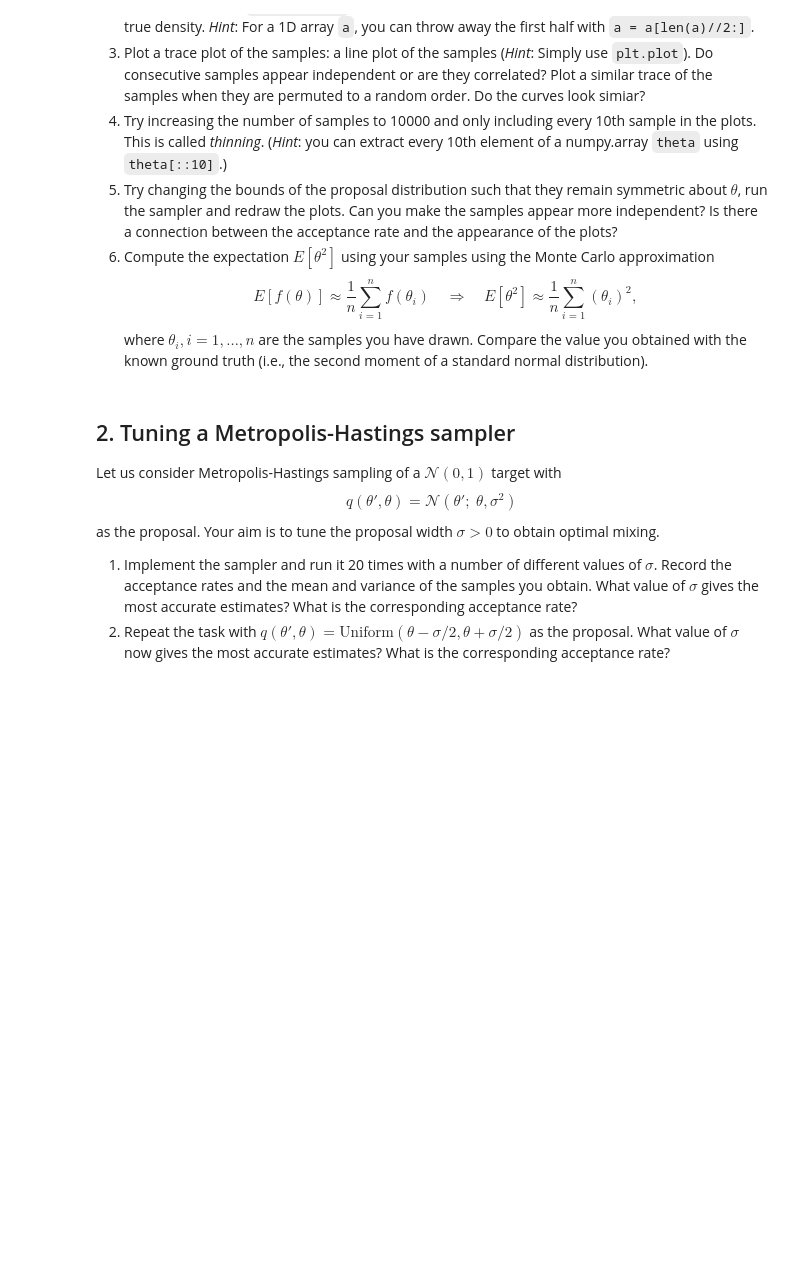
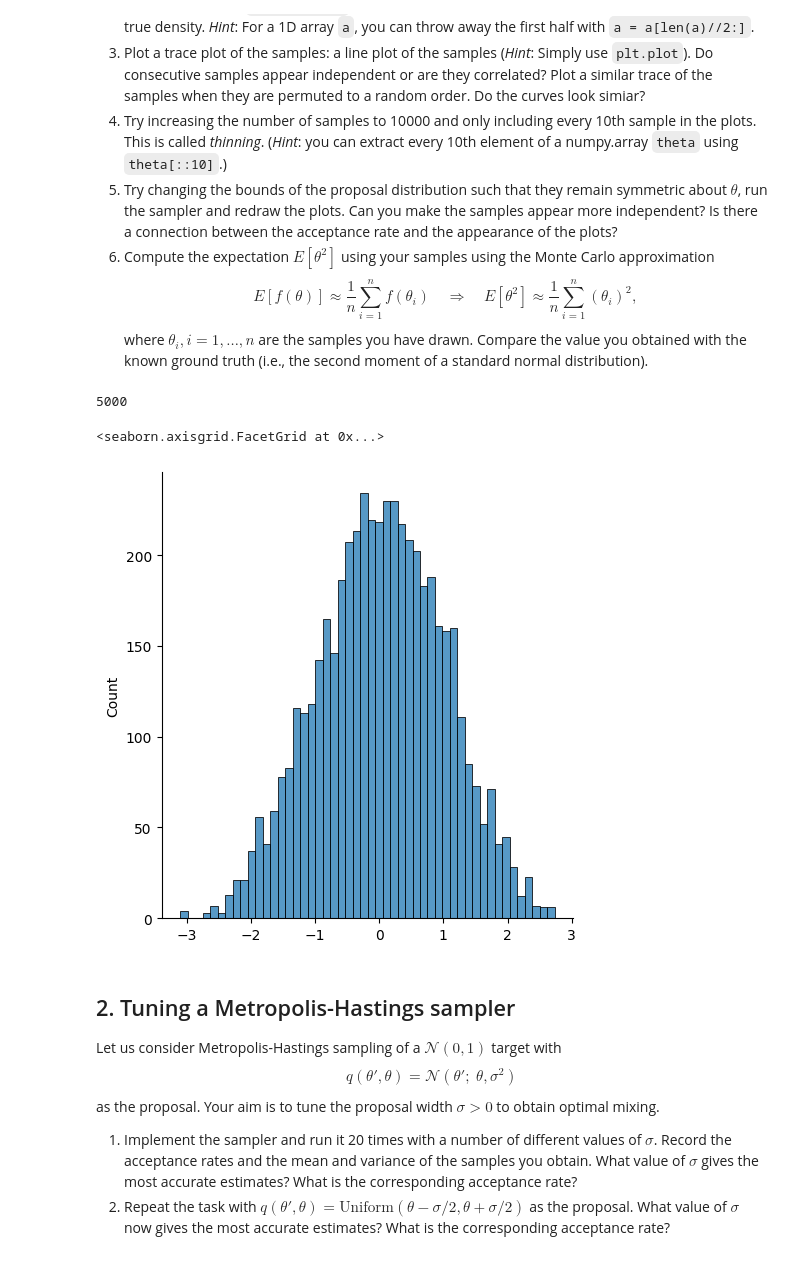
Before and after one commit to yherin/hy-computational-statistics-2023, a Jupyter notebook: week3/Lecture 06 exercises .ipynb, the cells around one changed output. Saved outputs shown, nothing was run; the diff lists cells and outputs as text; code cells hidden in the pictures; blank space fills up the shorter version.

```diff
--- a/week3/Lecture 06 exercises .ipynb
+++ b/week3/Lecture 06 exercises .ipynb
@@ -32,3 +29,37 @@ def metropolis_hastings(theta0: float, n: int, logtarget: Callable[[float], floa
+# %%
+# 1
+def metropolis_hastings(theta0: float, n: int, target: Callable[[float], float], proposal_draw: Callable[[float], float]) -> np.ndarray:
+    theta = theta0
+    thetas = np.zeros(n)
+    accepts = 0
+    for i in range(n):
+        theta_prop = proposal_draw(theta)
+        u = rng.uniform(0, 1)
+        if np.log(u) < np.log(target(theta_prop)) - np.log(target(theta)):
+            theta = theta_prop
+            accepts += 1
+        thetas[i] = theta
+    return thetas, accepts/n
+
+n = 10000
+
+
+target_pdf = stats.norm(loc=0, scale=1).pdf
+
+samples, _ = metropolis_hastings(
+    theta0 = 0,
+    n = n,
+    target = target_pdf,
+    proposal_draw = lambda theta: rng.uniform(theta -.5, theta + .5)
+)
+
+samples = samples[n//2:]
+print(len(samples))
+sns.displot(samples, bins=50)
+# %% [output]
+5000
+<seaborn.axisgrid.FacetGrid at 0x...>
+[figure, added]
 # %% [markdown]
 ## 2. Tuning a Metropolis-Hastings sampler
 
```
Also changed, not shown: parts of 4 cells of this notebook, 4 other files.
